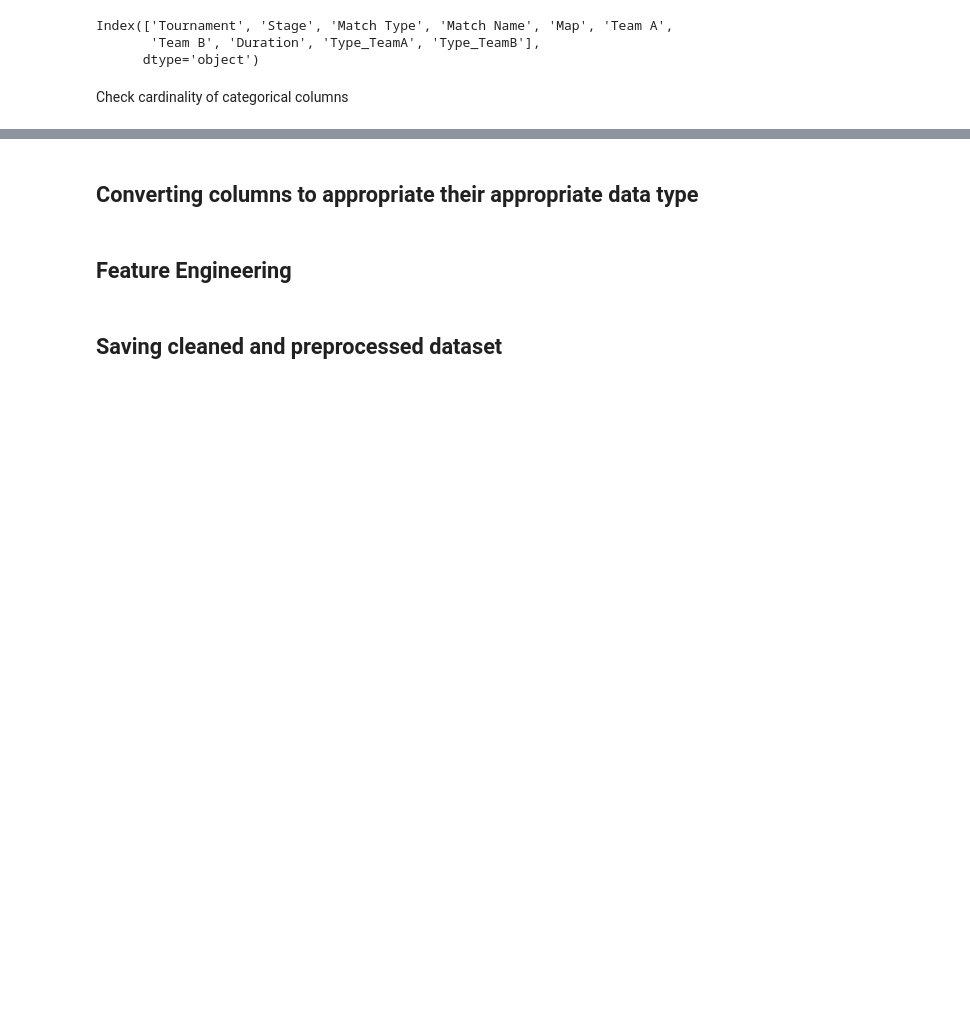
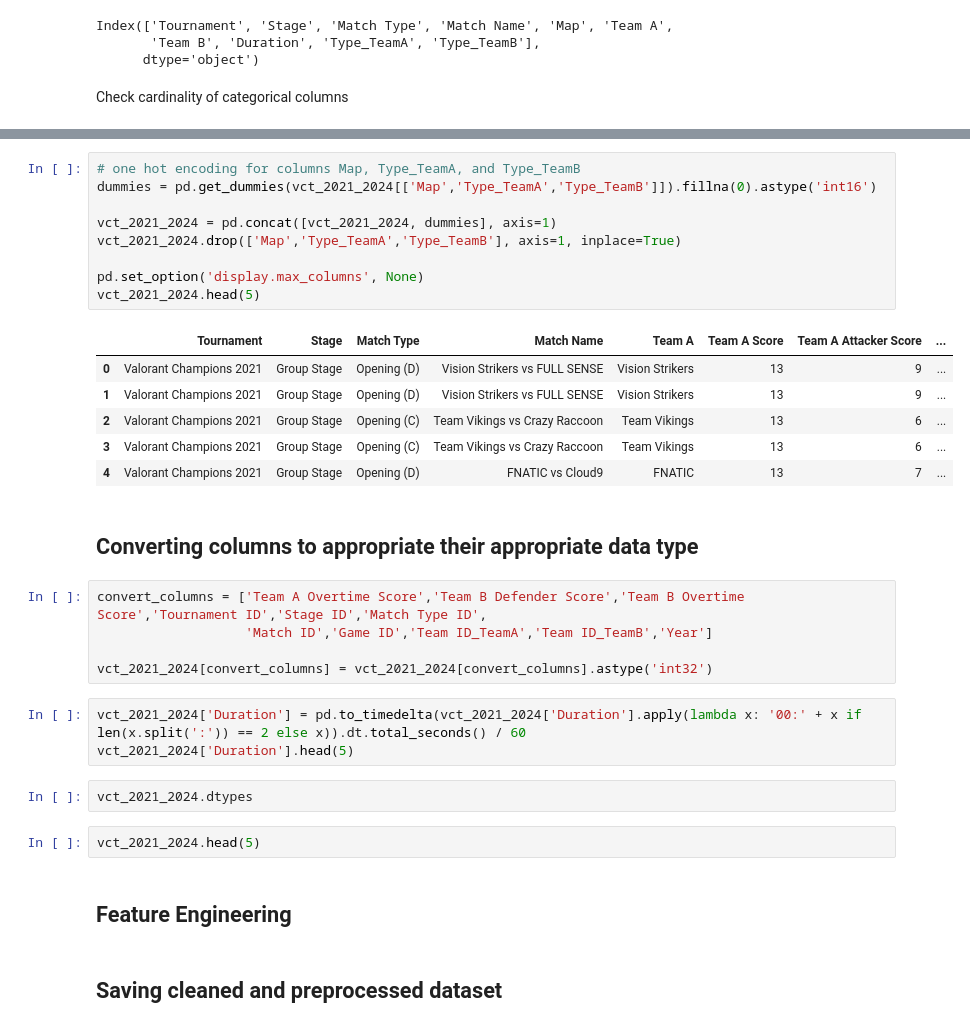
Before and after one commit to rimvelvet31/vct_predictive_model, a Jupyter notebook: notebook.ipynb, the cells around one changed output, grey strips where cells are left out. Saved outputs shown, nothing was run; the diff lists cells and outputs as text; blank space fills up the shorter version.

```diff
--- a/notebook.ipynb
+++ b/notebook.ipynb
@@ -397,7 +397,35 @@ Duration: 3232
 Type_TeamA: 3
 Type_TeamB: 4
+# %%
+# one hot encoding for columns Map, Type_TeamA, and Type_TeamB
+dummies = pd.get_dummies(vct_2021_2024[['Map','Type_TeamA','Type_TeamB']]).fillna(0).astype('int16')
+
+vct_2021_2024 = pd.concat([vct_2021_2024, dummies], axis=1)
+vct_2021_2024.drop(['Map','Type_TeamA','Type_TeamB'], axis=1, inplace=True)
+
+pd.set_option('display.max_columns', None)
+vct_2021_2024.head(5)
+# %% [output]
+|  | Tournament | Stage | Match Type | Match Name | Team A | Team A Score | Team A Attacker Score | ... |
+| 0 | Valorant Champions 2021 | Group Stage | Opening (D) | Vision Strikers vs FULL SENSE | Vision Strikers | 13 | 9 | ... |
+| 1 | Valorant Champions 2021 | Group Stage | Opening (D) | Vision Strikers vs FULL SENSE | Vision Strikers | 13 | 9 | ... |
+| 2 | Valorant Champions 2021 | Group Stage | Opening (C) | Team Vikings vs Crazy Raccoon | Team Vikings | 13 | 6 | ... |
+| 3 | Valorant Champions 2021 | Group Stage | Opening (C) | Team Vikings vs Crazy Raccoon | Team Vikings | 13 | 6 | ... |
+| 4 | Valorant Champions 2021 | Group Stage | Opening (D) | FNATIC vs Cloud9 | FNATIC | 13 | 7 | ... |
 # %% [markdown]
 ## Converting columns to appropriate their appropriate data type
+# %%
+convert_columns = ['Team A Overtime Score','Team B Defender Score','Team B Overtime Score','Tournament ID','Stage ID','Match Type ID',
+                   'Match ID','Game ID','Team ID_TeamA','Team ID_TeamB','Year']
+
+vct_2021_2024[convert_columns] = vct_2021_2024[convert_columns].astype('int32')
+# %%
+vct_2021_2024['Duration'] = pd.to_timedelta(vct_2021_2024['Duration'].apply(lambda x: '00:' + x if len(x.split(':')) == 2 else x)).dt.total_seconds() / 60
+vct_2021_2024['Duration'].head(5)
+# %%
+vct_2021_2024.dtypes
+# %%
+vct_2021_2024.head(5)
 # %% [markdown]
 ## Feature Engineering
 # %% [markdown]
```
Also changed, not shown: parts of 5 cells of this notebook.
